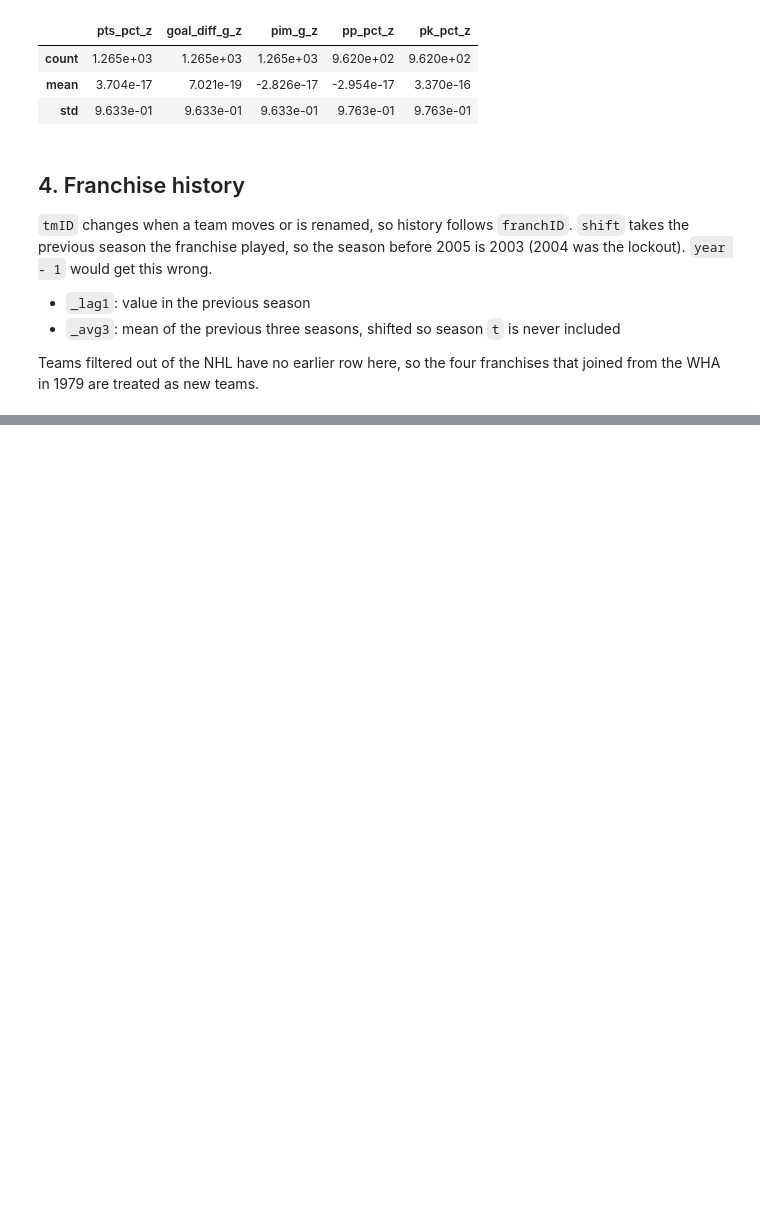
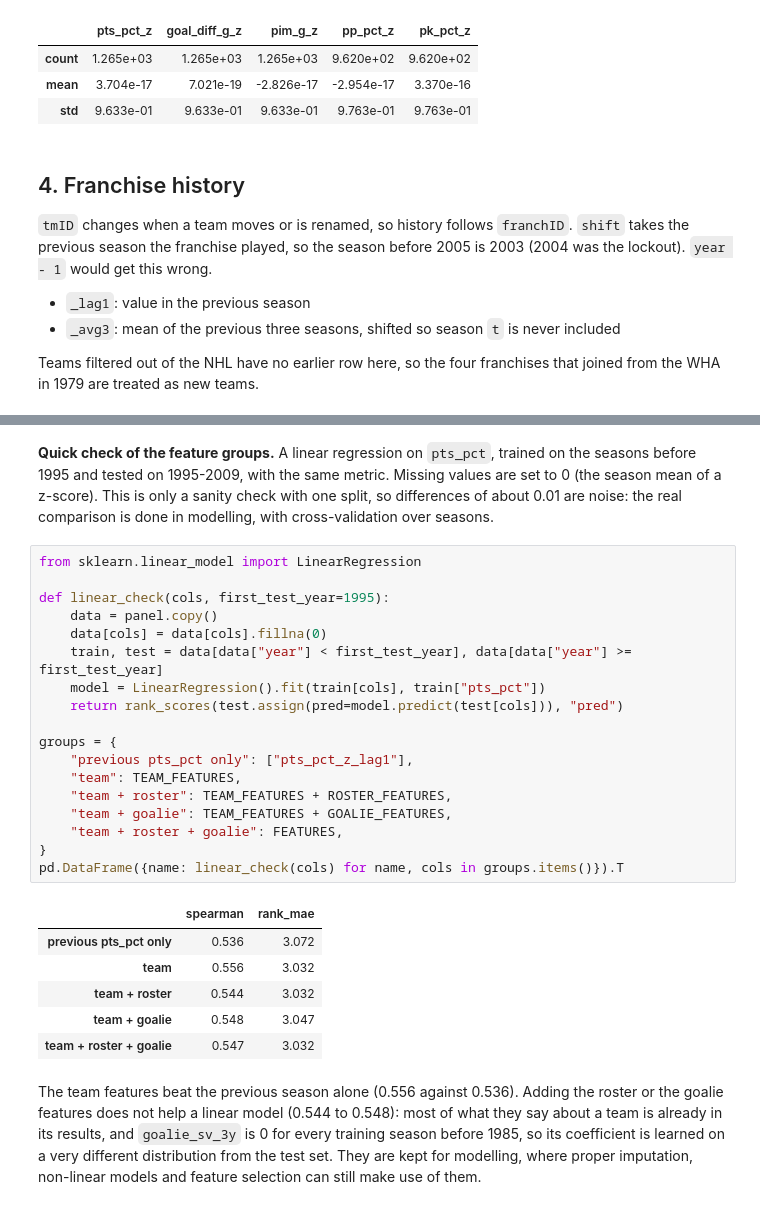
Before and after one commit to b3lchior/feup-ac, a Jupyter notebook: 02_data_prep.ipynb, the cells around one changed output, grey strips where cells are left out. Cells and saved outputs as stored; diff of their text form; blank space fills up the shorter version.

```diff
--- a/02_data_prep.ipynb
+++ b/02_data_prep.ipynb
@@ -188 +353,30 @@ pd.DataFrame({
+# %% [markdown]
+**Quick check of the feature groups.** A linear regression on `pts_pct`, trained on the seasons before 1995 and tested on 1995-2009, with the same metric. Missing values are set to 0 (the season mean of a z-score). This is only a sanity check with one split, so differences of about 0.01 are noise: the real comparison is done in modelling, with cross-validation over seasons.
+# %%
+from sklearn.linear_model import LinearRegression
+
+def linear_check(cols, first_test_year=1995):
+    data = panel.copy()
+    data[cols] = data[cols].fillna(0)
+    train, test = data[data["year"] < first_test_year], data[data["year"] >= first_test_year]
+    model = LinearRegression().fit(train[cols], train["pts_pct"])
+    return rank_scores(test.assign(pred=model.predict(test[cols])), "pred")
+
+groups = {
+    "previous pts_pct only": ["pts_pct_z_lag1"],
+    "team": TEAM_FEATURES,
+    "team + roster": TEAM_FEATURES + ROSTER_FEATURES,
+    "team + goalie": TEAM_FEATURES + GOALIE_FEATURES,
+    "team + roster + goalie": FEATURES,
+}
+pd.DataFrame({name: linear_check(cols) for name, cols in groups.items()}).T
+# %% [output]
+|  | spearman | rank_mae |
+| previous pts_pct only | 0.536 | 3.072 |
+| team | 0.556 | 3.032 |
+| team + roster | 0.544 | 3.032 |
+| team + goalie | 0.548 | 3.047 |
+| team + roster + goalie | 0.547 | 3.032 |
+# %% [markdown]
+The team features beat the previous season alone (0.556 against 0.536). Adding the roster or the goalie features does not help a linear model (0.544 to 0.548): most of what they say about a team is already in its results, and `goalie_sv_3y` is 0 for every training season before 1985, so its coefficient is learned on a very different distribution from the test set. They are kept for modelling, where proper imputation, non-linear models and feature selection can still make use of them.
 # %% [markdown]
```
Also changed, not shown: parts of 12 cells of this notebook.
